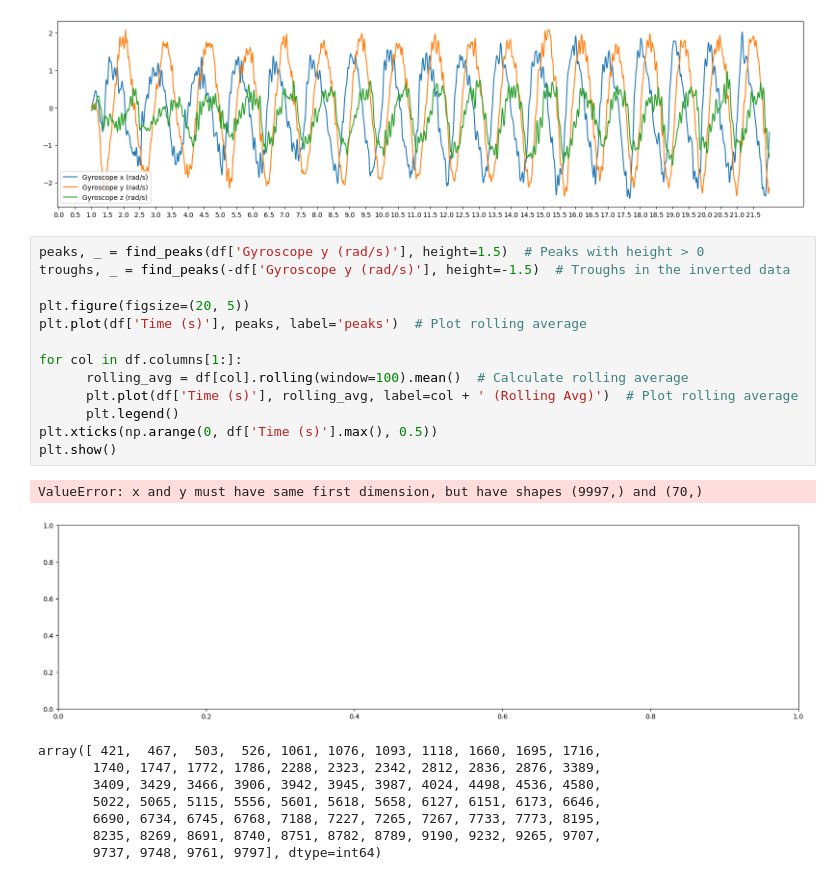
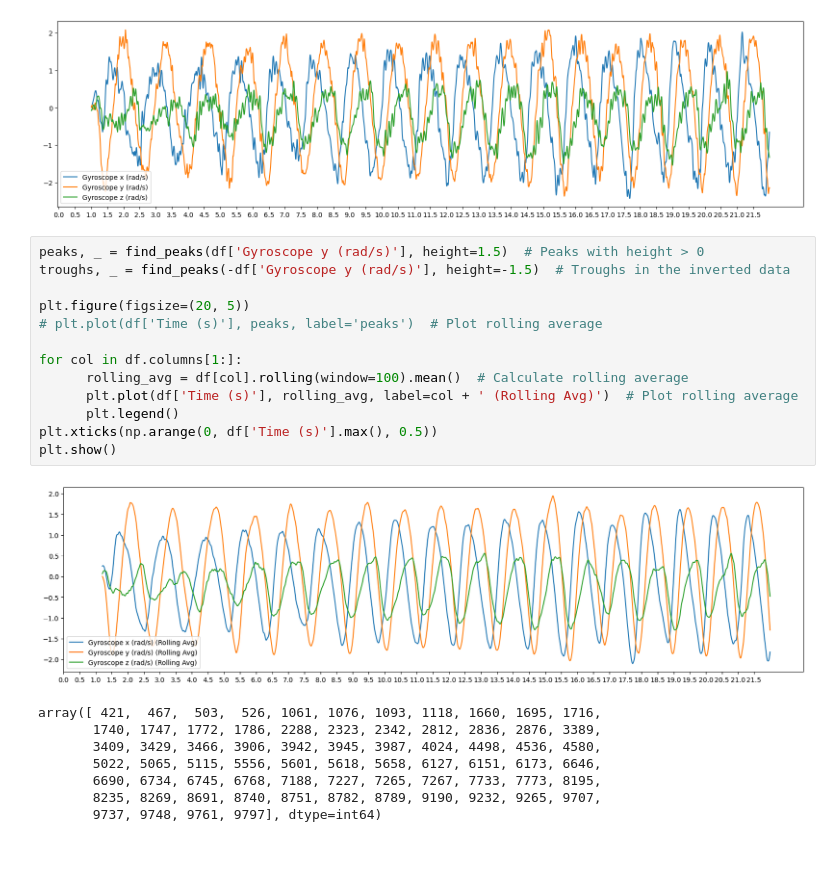
Before and after one commit to aaahunt/DSML, a Jupyter notebook: notebook.ipynb, the cells around one changed output. Cells and saved outputs as stored; diff of their text form; blank space fills up the shorter version.

```diff
--- a/notebook.ipynb
+++ b/notebook.ipynb
@@ -34,19 +39,18 @@ plt.show()
 # %%
 peaks, _ = find_peaks(df['Gyroscope y (rad/s)'], height=1.5)  # Peaks with height > 0
 troughs, _ = find_peaks(-df['Gyroscope y (rad/s)'], height=-1.5)  # Troughs in the inverted data
 
 plt.figure(figsize=(20, 5))
-plt.plot(df['Time (s)'], peaks, label='peaks')  # Plot rolling average
+# plt.plot(df['Time (s)'], peaks, label='peaks')  # Plot rolling average
 
 for col in df.columns[1:]:
       rolling_avg = df[col].rolling(window=100).mean()  # Calculate rolling average
       plt.plot(df['Time (s)'], rolling_avg, label=col + ' (Rolling Avg)')  # Plot rolling average
       plt.legend()
 plt.xticks(np.arange(0, df['Time (s)'].max(), 0.5))
 plt.show()
 # %% [output]
-ValueError: x and y must have same first dimension, but have shapes (9997,) and (70,)
-[figure, old version]
+[figure, new version]
 # %%
 # %% [output]
 array([ 421,  467,  503,  526, 1061, 1076, 1093, 1118, 1660, 1695, 1716,
```
Also changed, not shown: parts of 1 cell of this notebook, 1 other file.
